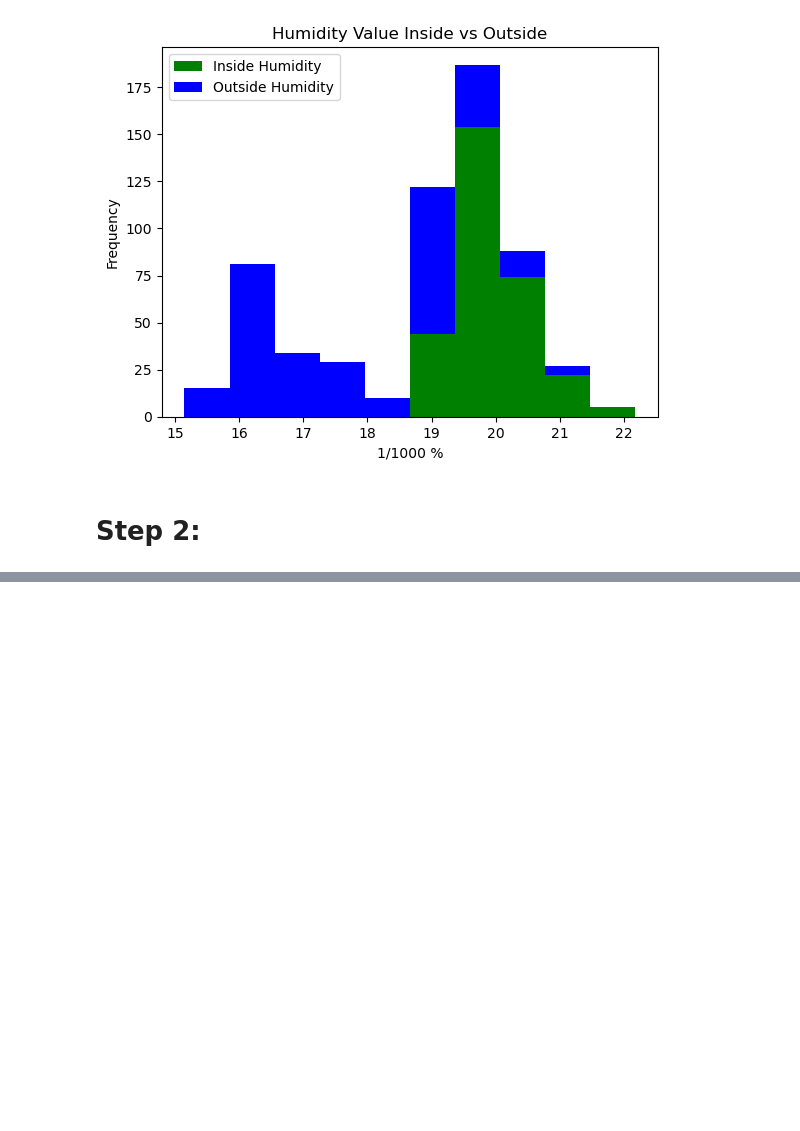
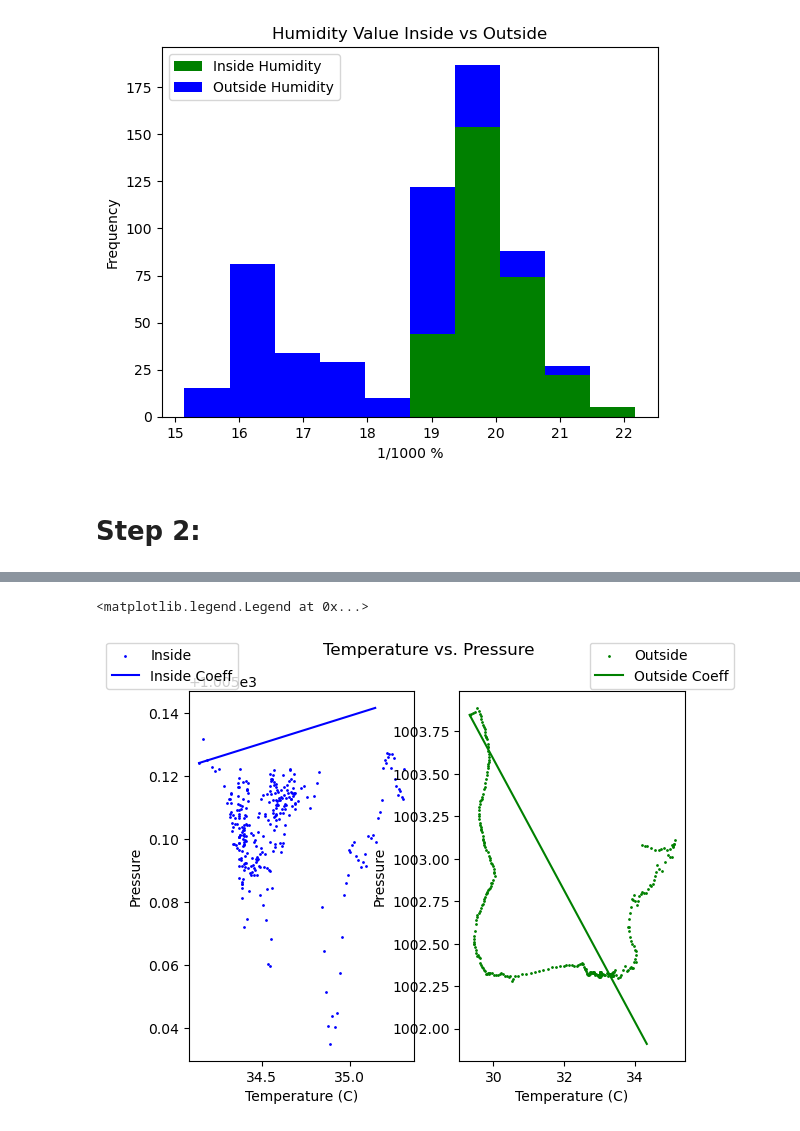
Before and after one commit to Nschellhaas/E11_Delicious_Uranium, a Jupyter notebook: Lab_6_BME_Data.ipynb, the cells around one changed output, grey strips where cells are left out. Drawn from its saved outputs; the diff is of its cells as text; code cells hidden in the pictures; blank space fills up the shorter version.

```diff
--- a/Lab_6_BME_Data.ipynb
+++ b/Lab_6_BME_Data.ipynb
@@ -338,0 +415,23 @@ plt.legend()
+# %%
+#Temp vs Pressure
+Out_Pressure = np.loadtxt('Lab_6_outside.csv', delimiter=',', skiprows=2,usecols=4)
+In_Pressure = np.loadtxt('Lab_6_inside.csv', delimiter=',', skiprows=2,usecols=4)
+# %%
+d=np.corrcoef(In_Temp,In_Pressure)
+d2=np.corrcoef(Out_Temp,Out_Pressure)
+# %%
+fig, (ax1,ax2) = plt.subplots(1,2)
+fig.suptitle('Temperature vs. Pressure')
+ax1.scatter(In_Temp,In_Pressure,label='Inside',s=1,c='b')
+ax1.plot(np.arange(2)+In_Temp[0],d[0][1]*np.arange(2)+In_Pressure[0],label='Inside Coeff',c='b')
+ax1.set_xlabel('Temperature (C)')
+ax1.set_ylabel('Pressure')
+ax1.legend(bbox_to_anchor=(.25, 1.15))
+ax2.scatter(Out_Temp,Out_Pressure,label='Outside',s=1,c='g')
+ax2.plot(np.arange(6)+Out_Temp[0],(d2[0][1]*np.arange(6)+Out_Pressure[0]),label='Outside Coeff',c='g')
+ax2.set_xlabel('Temperature (C)')
+ax2.set_ylabel('Pressure')
+ax2.legend(bbox_to_anchor=(1.25, 1.15))
+# %% [output]
+<matplotlib.legend.Legend at 0x...>
+[figure, added]
```
Also changed, not shown: parts of 16 cells of this notebook.
